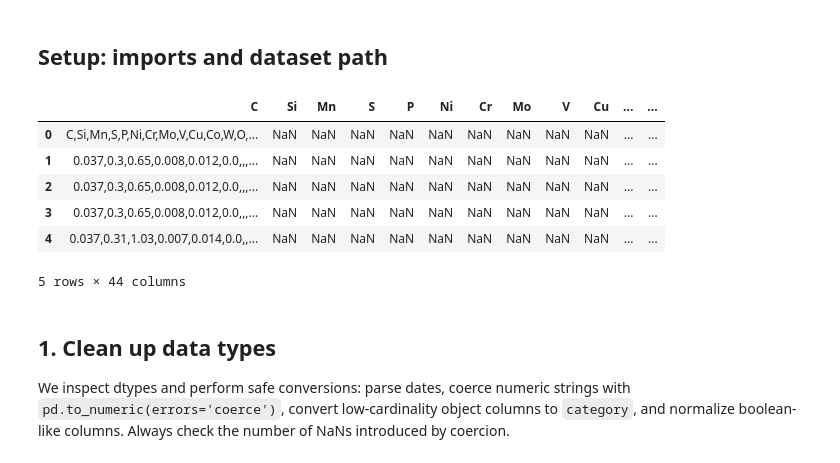
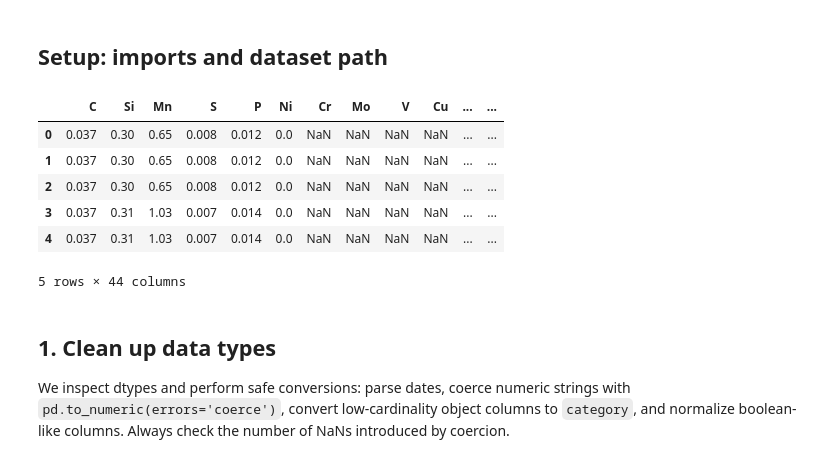
Before and after one commit to daphnemaschas/Weld-quality-prediction, a Jupyter notebook: notebooks/missing_value_and_types_cleanup.ipynb, the cells around one changed output. Drawn from its saved outputs; the diff is of its cells as text; code cells hidden in the pictures.

```diff
--- a/notebooks/missing_value_and_types_cleanup.ipynb
+++ b/notebooks/missing_value_and_types_cleanup.ipynb
@@ -15,35 +15,35 @@ sys.path.append(module_path)
 # %%
 import pandas as pd
 import numpy as np
 import matplotlib.pyplot as plt
 import seaborn as sns
 from pathlib import Path
 from datetime import datetime
 from preprocessing.data_cleaning import MissingValueHandler, initial_cleanup
 
 sns.set(style="whitegrid")
 DATA_PATH = Path('..') / 'data' / 'cleaned_welddb.csv'
 columns = [
     "C", "Si", "Mn", "S", "P", "Ni", "Cr", "Mo", "V", "Cu", "Co", "W",
     "O", "Ti", "N", "Al", "B", "Nb", "Sn", "As", "Sb",
     "Current", "Voltage", "AC_DC", "ElectrodePolarity", "HeatInput",
     "InterpassTemp", "WeldType", "PWHT_Temp", "PWHT_Time",
     "YieldStrength", "UTS", "Elongation", "ReductionArea",
     "CharpyTemp", "CharpyImpact", "Hardness", "FATT50", "PrimaryFerrite",
     "Ferrite2ndPhase", "AcicularFerrite", "Martensite", "FerriteCarbide",
     "WeldID"
 ]
-df = pd.read_csv(DATA_PATH, delim_whitespace=True, names=columns, na_values='N')  # load dataset
+df = pd.read_csv(DATA_PATH)  # load dataset
 
 # Quick peek
 df.head()
 # %% [output]
 |  | C | Si | Mn | S | P | Ni | Cr | Mo | V | Cu | ... | ... |
-| 0 | C,Si,Mn,S,P,Ni,Cr,Mo,V,Cu,Co,W,O,... | NaN | NaN | NaN | NaN | NaN | NaN | NaN | NaN | NaN | ... | ... |
-| 1 | 0.037,0.3,0.65,0.008,0.012,0.0,,,... | NaN | NaN | NaN | NaN | NaN | NaN | NaN | NaN | NaN | ... | ... |
-| 2 | 0.037,0.3,0.65,0.008,0.012,0.0,,,... | NaN | NaN | NaN | NaN | NaN | NaN | NaN | NaN | NaN | ... | ... |
-| 3 | 0.037,0.3,0.65,0.008,0.012,0.0,,,... | NaN | NaN | NaN | NaN | NaN | NaN | NaN | NaN | NaN | ... | ... |
-| 4 | 0.037,0.31,1.03,0.007,0.014,0.0,,... | NaN | NaN | NaN | NaN | NaN | NaN | NaN | NaN | NaN | ... | ... |
+| 0 | 0.037 | 0.30 | 0.65 | 0.008 | 0.012 | 0.0 | NaN | NaN | NaN | NaN | ... | ... |
+| 1 | 0.037 | 0.30 | 0.65 | 0.008 | 0.012 | 0.0 | NaN | NaN | NaN | NaN | ... | ... |
+| 2 | 0.037 | 0.30 | 0.65 | 0.008 | 0.012 | 0.0 | NaN | NaN | NaN | NaN | ... | ... |
+| 3 | 0.037 | 0.31 | 1.03 | 0.007 | 0.014 | 0.0 | NaN | NaN | NaN | NaN | ... | ... |
+| 4 | 0.037 | 0.31 | 1.03 | 0.007 | 0.014 | 0.0 | NaN | NaN | NaN | NaN | ... | ... |
 5 rows × 44 columns
 # %% [markdown]
 ## 1. Clean up data types
```
Also changed, not shown: parts of 3 cells of this notebook, 3 other files.
